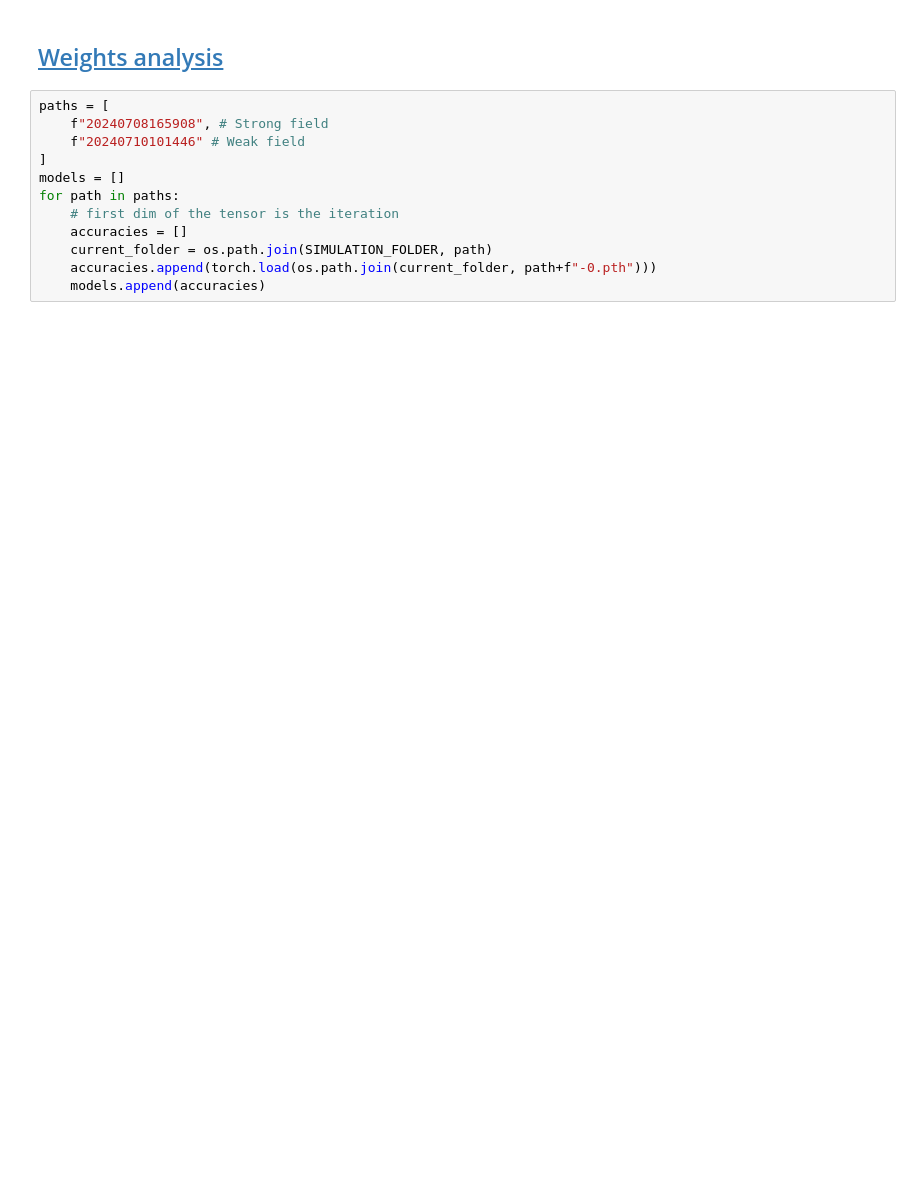
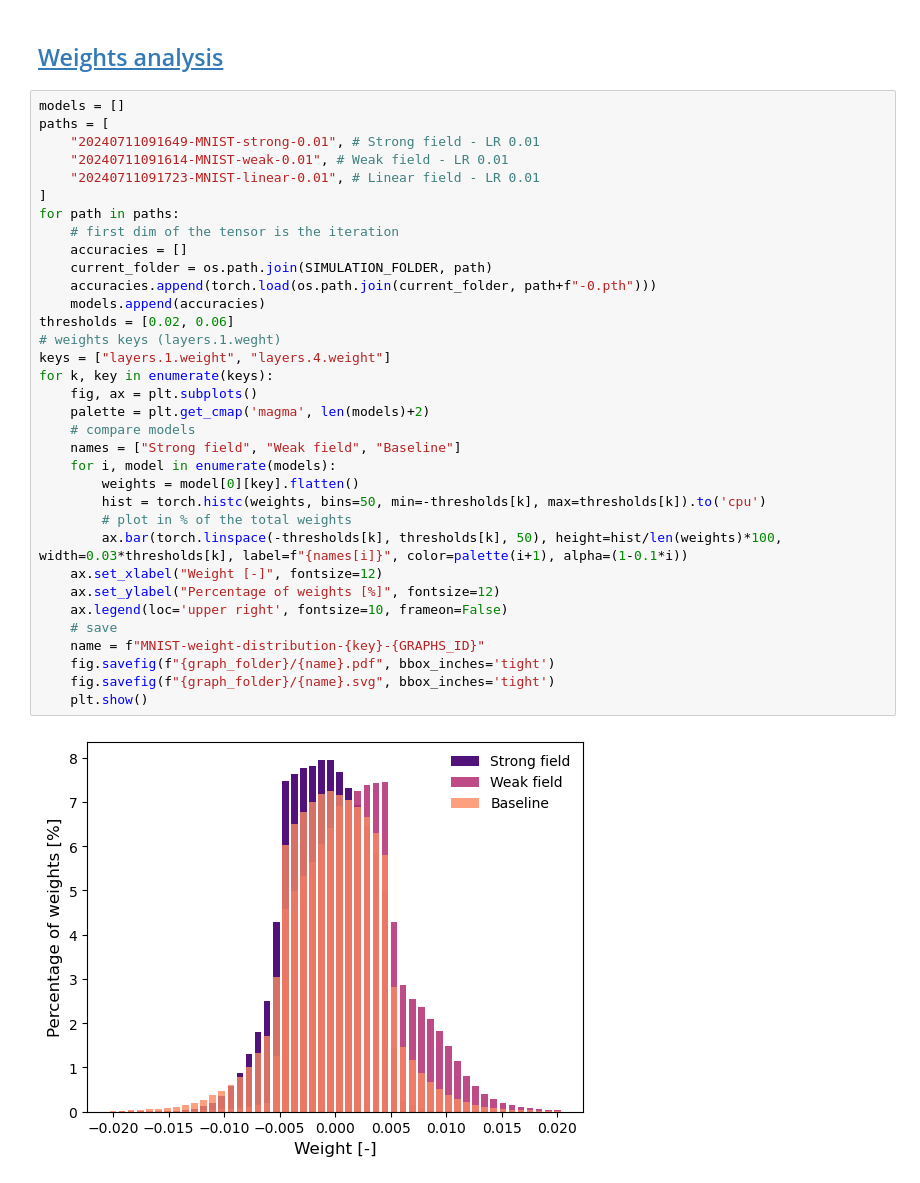
Before and after one commit to kellian-cottart/magnetoionic-simulations, a Jupyter notebook: magnetoionic-figures.ipynb, the cells around one changed output. Drawn from its saved outputs; the diff is of its cells as text; blank space fills up the shorter version.

```diff
--- a/magnetoionic-figures.ipynb
+++ b/magnetoionic-figures.ipynb
@@ -106,14 +107,38 @@ fig.savefig(f"{graph_folder}/{name}.svg", bbox_inches='tight')
 # %% [markdown]
 ## <a id='toc1_3_'></a>[Weights analysis](#toc0_)
-# %%
-paths = [
-    f"20240708165908", # Strong field
-    f"20240710101446" # Weak field
-]
-models = []
-for path in paths:
-    # first dim of the tensor is the iteration
-    accuracies = []
-    current_folder = os.path.join(SIMULATION_FOLDER, path)
-    accuracies.append(torch.load(os.path.join(current_folder, path+f"-0.pth")))
-    models.append(accuracies)
+# %%
+models = []
+paths = [
+    "20240711091649-MNIST-strong-0.01", # Strong field - LR 0.01
+    "20240711091614-MNIST-weak-0.01", # Weak field - LR 0.01
+    "20240711091723-MNIST-linear-0.01", # Linear field - LR 0.01
+]
+for path in paths:
+    # first dim of the tensor is the iteration
+    accuracies = []
+    current_folder = os.path.join(SIMULATION_FOLDER, path)
+    accuracies.append(torch.load(os.path.join(current_folder, path+f"-0.pth")))
+    models.append(accuracies)
+thresholds = [0.02, 0.06]
+# weights keys (layers.1.weght)
+keys = ["layers.1.weight", "layers.4.weight"]
+for k, key in enumerate(keys):
+    fig, ax = plt.subplots()
+    palette = plt.get_cmap('magma', len(models)+2)
+    # compare models
+    names = ["Strong field", "Weak field", "Baseline"]
+    for i, model in enumerate(models):
+        weights = model[0][key].flatten()
+        hist = torch.histc(weights, bins=50, min=-thresholds[k], max=thresholds[k]).to('cpu')
+        # plot in % of the total weights
+        ax.bar(torch.linspace(-thresholds[k], thresholds[k], 50), height=hist/len(weights)*100, width=0.03*thresholds[k], label=f"{names[i]}", color=palette(i+1), alpha=(1-0.1*i))
+    ax.set_xlabel("Weight [-]", fontsize=12)
+    ax.set_ylabel("Percentage of weights [%]", fontsize=12)
+    ax.legend(loc='upper right', fontsize=10, frameon=False)
+    # save
+    name = f"MNIST-weight-distribution-{key}-{GRAPHS_ID}"
+    fig.savefig(f"{graph_folder}/{name}.pdf", bbox_inches='tight')
+    fig.savefig(f"{graph_folder}/{name}.svg", bbox_inches='tight')
+    plt.show()
+# %% [output]
+[figure, added]
```
Also changed, not shown: parts of 6 cells of this notebook, 3 other files.
